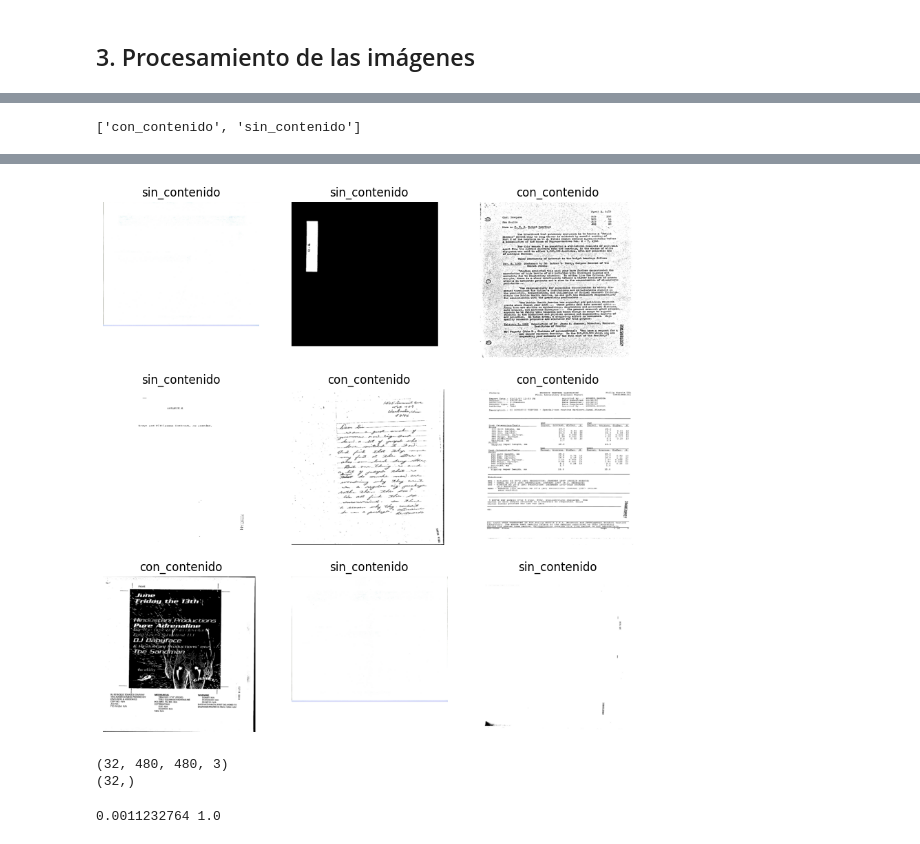
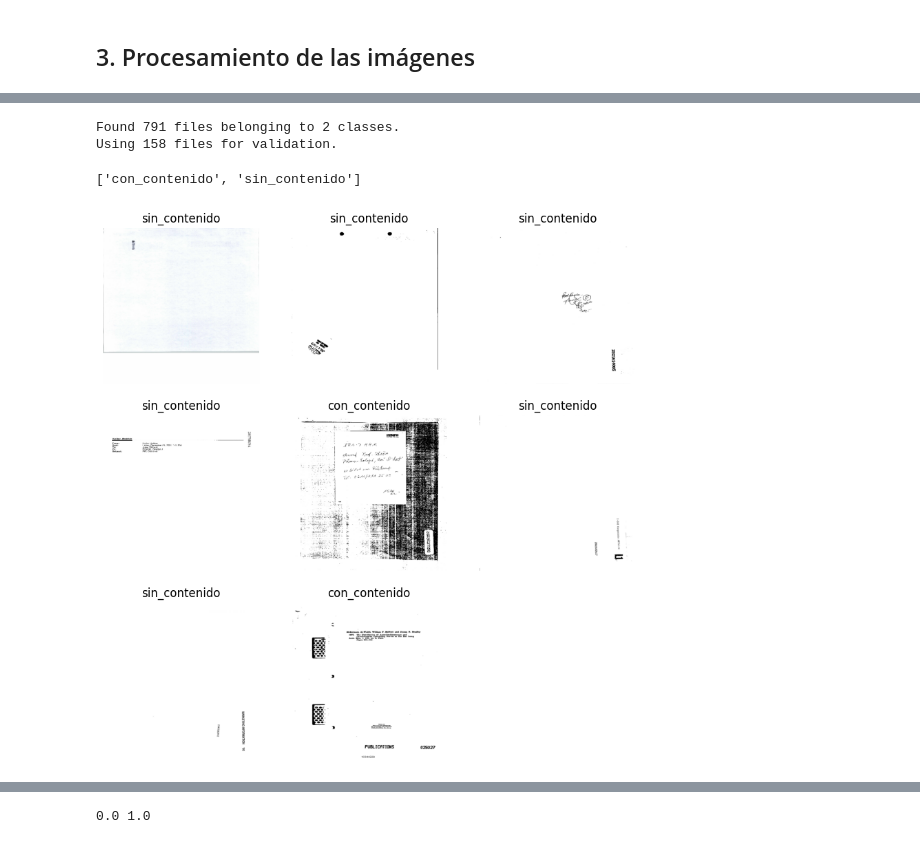
Before and after one commit to LuvanST/Ejercicio_1_imagenes, a Jupyter notebook: clasificador_contenido.ipynb, the cells around one changed output, grey strips where cells are left out. Drawn from its saved outputs; the diff is of its cells as text; code cells hidden in the pictures.

```diff
--- a/clasificador_contenido.ipynb
+++ b/clasificador_contenido.ipynb
@@ -1452,0 +1482,5 @@ Using 178 files for validation.
+# %%
+### Se definen algunos parámetros para el modelo
+batch_size = 8 # Tamaño del lote, puede aumentar el consumo de memoria
+img_height = 180 # Altura de la imagen
+img_width = img_height # Ancho de la imagen, se mantiene igual que la altura
@@ -1453 +1506,14 @@ Using 178 files for validation.
+# %%
+### Se carga el conjunto de validación
+val_ds = tf.keras.utils.image_dataset_from_directory(
+  "data_aumentada_datasets",  # Directorio donde se encuentran las imágenes para el conjunto de validación.
+  validation_split=0.2,  # Fracción del dataset reservada para validación.
+  subset="validation",  # Especifica que este dataset es para validación.
+  seed=123,  # Semilla para la aleatoriedad, asegura la misma división que el conjunto de entrenamiento.
+  image_size=(img_height, img_width),  # Tamaño al que se redimensionarán las imágenes.
+  batch_size=batch_size  # Número de imágenes por lote.
+)
+# %% [output]
+Found 791 files belonging to 2 classes.
+Using 158 files for validation.
 # %%
@@ -1455,14 +1522,36 @@ class_names = train_ds.class_names
 print(class_names)
 # %% [output]
 ['con_contenido', 'sin_contenido']
+# %%
+### Se usa tf.data para optimizar el pipeline de datos
+AUTOTUNE = tf.data.experimental.AUTOTUNE # TensorFlow ajustará automáticamente el tamaño del búfer.
+# Optimización del dataset de entrenamiento
+# Mantiene las imágenes en memoria después de la primera época para mejorar el rendimiento.
+# Baraja los datos con un tamaño de búfer de 1000 elementos para promover la aleatoriedad.
+# Prepara los datos mientras el modelo está entrenando.
+train_ds = train_ds.cache().shuffle(1000).prefetch(buffer_size=AUTOTUNE)
+# Optimización del dataset de validación
+# Mantiene las imágenes en memoria para mejorar el rendimiento.
+# Prepara los datos mientras el modelo está entrenando.
+val_ds = val_ds.cache().prefetch(buffer_size=AUTOTUNE)
 # %%
-import matplotlib.pyplot as plt
+# ### Se visualizan algunas imágenes
+# plt.figure(figsize=(10, 10))
+# for images, labels in train_ds.take(1):
+#   for i in range(9):
+#     ax = plt.subplot(3, 3, i + 1)
+#     plt.imshow(images[i].numpy().astype("uint8"))
+#     plt.title(class_names[labels[i]])
+#     plt.axis("off")
 
-plt.figure(figsize=(10, 10))
+
 for images, labels in train_ds.take(1):
-  for i in range(9):
-    ax = plt.subplot(3, 3, i + 1)
-    plt.imshow(images[i].numpy().astype("uint8"))
-    plt.title(class_names[labels[i]])
-    plt.axis("off")
+    plt.figure(figsize=(10, 10))
+    for i in range(min(len(images), 9)):
+        ax = plt.subplot(3, 3, i + 1)
+        plt.imshow(images[i].numpy().astype("uint8"))
+        plt.title(class_names[labels[i]])
+        plt.axis("off")
+    plt.show()
 # %% [output]
+[figure, new version]
@@ -1470,9 +1558,0 @@ for images, labels in train_ds.take(1):
-[figure, old version]
-# %%
-for image_batch, labels_batch in train_ds:
-  print(image_batch.shape)
-  print(labels_batch.shape)
-  break
-# %% [output]
-(32, 480, 480, 3)
-(32,)
@@ -1485,9 +1561,10 @@ for image_batch, labels_batch in train_ds:
 normalization_layer = layers.Rescaling(1./255)
 # %%
+### Se aplica la normalización a los datos
 normalized_ds = train_ds.map(lambda x, y: (normalization_layer(x), y))
 image_batch, labels_batch = next(iter(normalized_ds))
 first_image = image_batch[0]
 # Notice the pixel values are now in `[0,1]`.
 print(np.min(first_image), np.max(first_image))
 # %% [output]
-0.0011232764 1.0
+0.0 1.0
```
Also changed, not shown: parts of 66 cells of this notebook.
